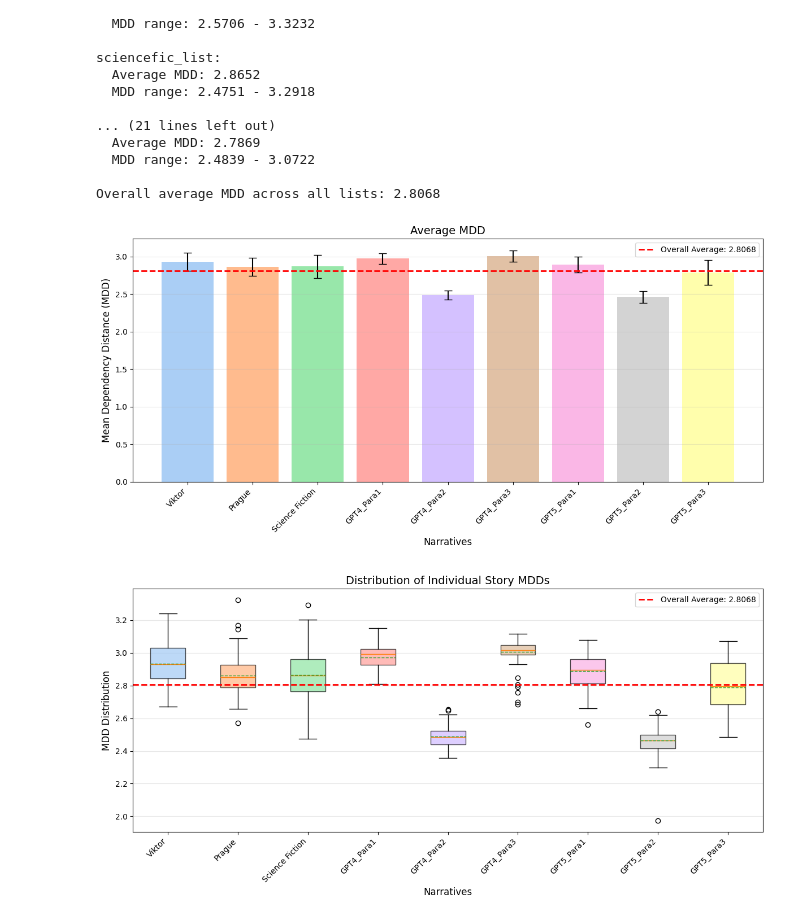
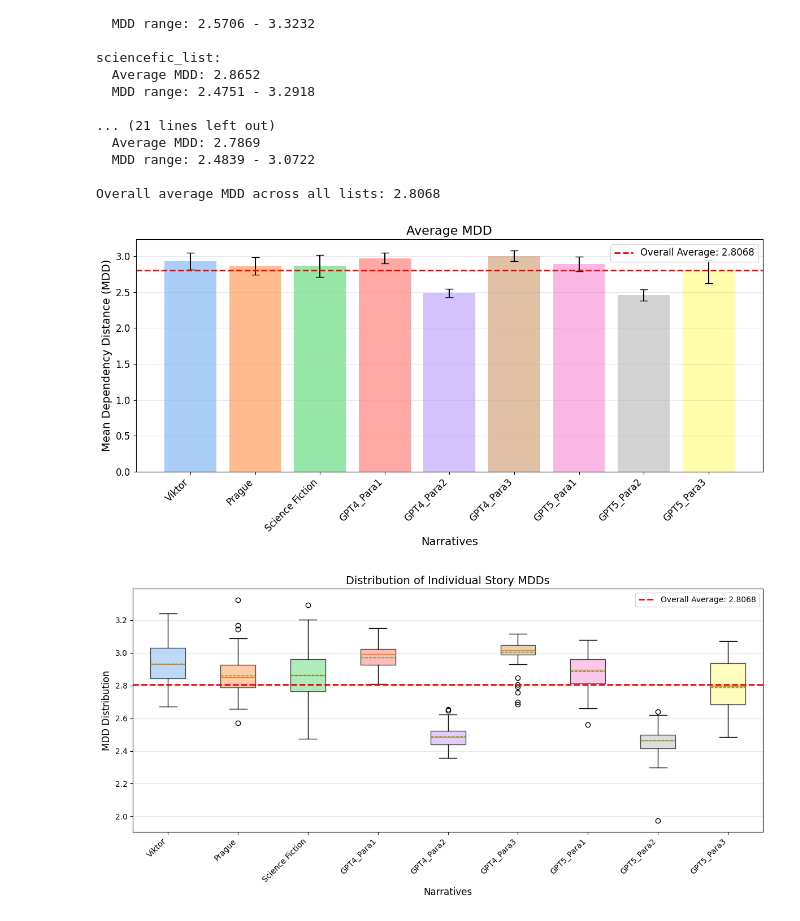
Before and after one commit to joaocnvdias/mech-i-coherence, a Jupyter notebook: vector-fields/plots/prompt-v-paraphrase.ipynb, the cells around one changed output. Cells and saved outputs as stored; diff of their text form; code cells hidden in the pictures.

```diff
--- a/vector-fields/plots/prompt-v-paraphrase.ipynb
+++ b/vector-fields/plots/prompt-v-paraphrase.ipynb
@@ -614,29 +617,37 @@ Overall average MDD across all lists: 2.8068
 # %%
 averages = [results[name]['average_mdd'] for name in list_names]
 std_devs = [np.std(results[name]['individual_mdds']) for name in list_names]
-#labels = list_names
+# labels = list_names
 colors = sns.color_palette("pastel", len(labels))
 
-#plot 1: Average MDD by list with error bars
+# Plot 1: Average MDD by list with error bars
 fig1, ax1 = plt.subplots(figsize=(12, 6))
 
 x_pos = np.arange(len(labels))
 bars = ax1.bar(x_pos, averages, yerr=std_devs, capsize=5, alpha=0.9, color=colors)
 
-ax1.set_xlabel('Narratives', fontsize=12, fontweight='normal')
-ax1.set_ylabel('Mean Dependency Distance (MDD)', fontsize=12, fontweight='normal')
-ax1.set_title('Average MDD', fontsize=14, fontweight='normal')
+ax1.set_xlabel('Narratives', fontsize=14, fontweight='normal')
+ax1.set_ylabel('Mean Dependency Distance (MDD)', fontsize=14, fontweight='normal')
+ax1.set_title('Average MDD', fontsize=16, fontweight='normal')
+
 ax1.set_xticks(x_pos)
-ax1.set_xticklabels(labels, rotation=45, ha='right')
-ax1.axhline(y=overall_average, color='red', linestyle='--', linewidth=2,
-            label=f'Overall Average: {overall_average:.4f}')
-ax1.legend()
+ax1.set_xticklabels(labels, rotation=45, ha='right', fontsize=12)
+ax1.tick_params(axis='y', labelsize=12)
+
+ax1.axhline(
+    y=overall_average,
+    color='red',
+    linestyle='--',
+    linewidth=2,
+    label=f'Overall Average: {overall_average:.4f}'
+)
+ax1.legend(fontsize=12)
 ax1.grid(axis='y', alpha=0.3)
 
 plt.tight_layout()
 plt.show()
 # %% [output]
-[figure, old version]
+[figure, new version]
 # %%
 #plot 2: Distribution of individual MDDs across all lists
 
```
Also changed, not shown: parts of 3 cells of this notebook, 11 other files.
